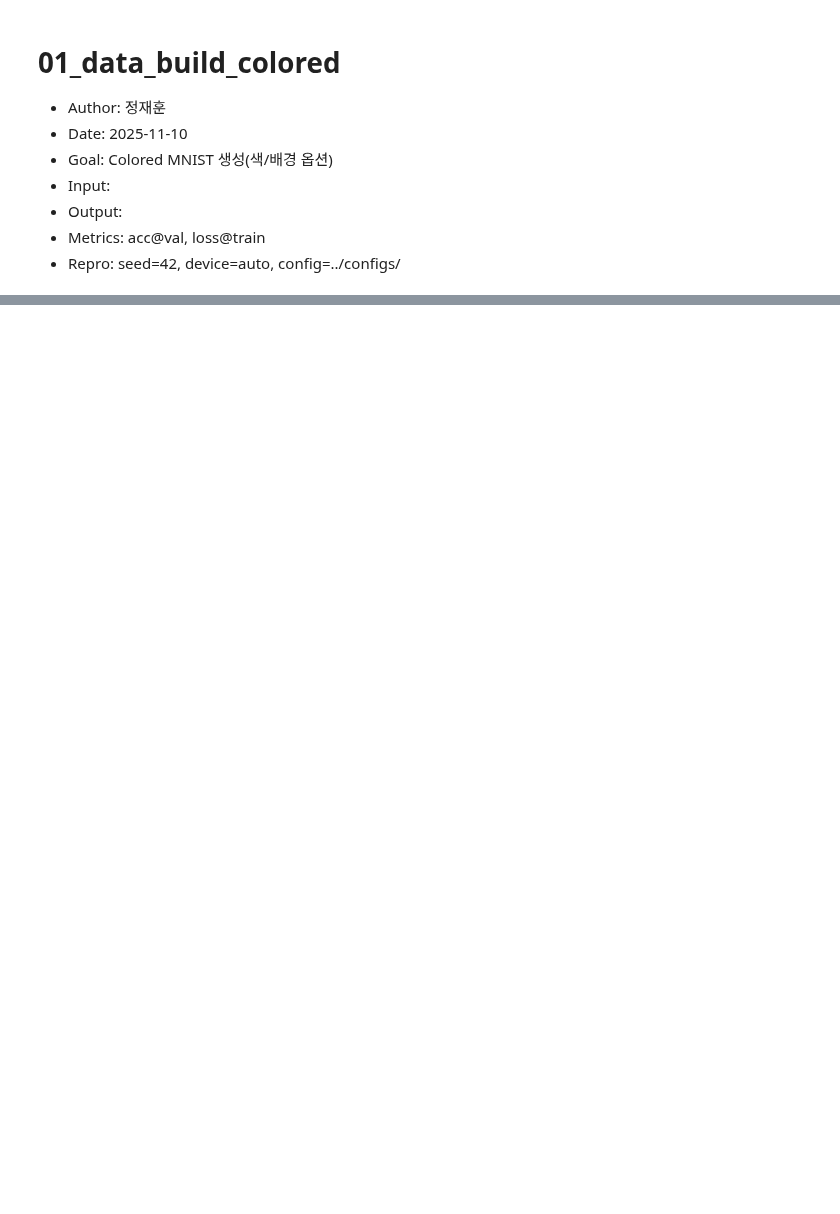
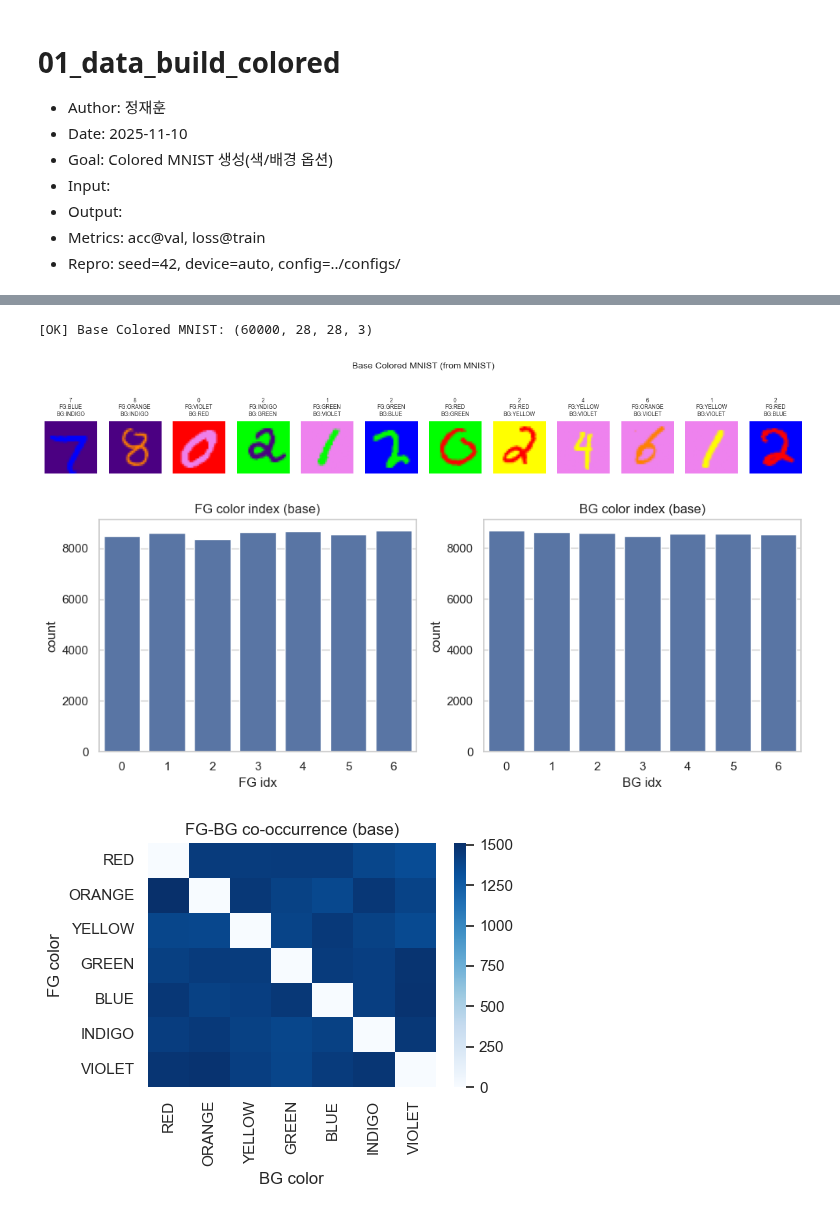
Before and after one commit to ML-SSU-2025/colored-mnist-classification, a Jupyter notebook: notebooks/01_preprocessing_colored_mnist.ipynb, the cells around one changed output, grey strips where cells are left out. Drawn from its saved outputs; the diff is of its cells as text; code cells hidden in the pictures; blank space fills up the shorter version.

```diff
--- a/notebooks/01_preprocessing_colored_mnist.ipynb
+++ b/notebooks/01_preprocessing_colored_mnist.ipynb
@@ -644,0 +190,79 @@ idx 4: digit=8, fg=6(VIOLET), bg=2(YELLOW)
+# %%
+# ------------------------------------------------------------
+# [Cell 7] Build Base Colored MNIST
+# ------------------------------------------------------------
+def build_base_colored_mnist(X_gray, y_digit, seed=SEED):
+    """Create Colored MNIST from original MNIST using random FG/BG colors."""
+    np.random.seed(seed)
+    N = X_gray.shape[0]
+    fg_idx, bg_idx = sample_color_indices(N, allow_same=False)
+
+    X_color = np.zeros((N, 28, 28, 3), dtype=np.float32)
+    for i in range(N):
+        fg_name = IDX2NAME[int(fg_idx[i])]
+        bg_name = IDX2NAME[int(bg_idx[i])]
+        X_color[i] = colorize(X_gray[i], COLOR_RGB[fg_name], COLOR_RGB[bg_name])
+
+    return X_color, y_digit.copy(), fg_idx.astype(np.int64), bg_idx.astype(np.int64)
+
+X_base, y_base_digit, y_base_fg, y_base_bg = build_base_colored_mnist(X_gray, y_digit)
+print("[OK] Base Colored MNIST:", X_base.shape)
+# %% [output]
+[OK] Base Colored MNIST: (60000, 28, 28, 3)
+# %%
+# ------------------------------------------------------------
+# [Cell 8] EDA-2: Base Colored MNIST Visualization & Distributions
+# ------------------------------------------------------------
+def show_colored_samples(X, y_digit, y_fg, y_bg, n=12, title="Colored MNIST samples"):
+    """Visualize random colored samples with digit/FG/BG labels."""
+    n = min(n, len(X))
+    idxs = np.random.choice(len(X), n, replace=False)
+    plt.figure(figsize=(n, 2.4))
+    for i, idx in enumerate(idxs):
+        img = X[idx]
+        d = int(y_digit[idx])
+        fg = IDX2NAME[int(y_fg[idx])]
+        bg = IDX2NAME[int(y_bg[idx])]
+        plt.subplot(1, n, i + 1)
+        plt.imshow(img)
+        plt.axis("off")
+        plt.title(f"{d}\nFG:{fg}\nBG:{bg}", fontsize=6)
+    plt.suptitle(title, fontsize=10)
+    plt.tight_layout()
+    plt.show()
+
+show_colored_samples(
+    X_base, y_base_digit, y_base_fg, y_base_bg,
+    title="Base Colored MNIST (from MNIST)"
+)
+
+# FG / BG distribution
+fig, axes = plt.subplots(1, 2, figsize=(10, 4))
+sns.countplot(x=y_base_fg, ax=axes[0])
+axes[0].set_title("FG color index (base)")
+axes[0].set_xlabel("FG idx")
+sns.countplot(x=y_base_bg, ax=axes[1])
+axes[1].set_title("BG color index (base)")
+axes[1].set_xlabel("BG idx")
+plt.tight_layout()
+plt.show()
+
+# FG-BG co-occurrence heatmap
+co_mat = np.zeros((len(COLOR_NAMES), len(COLOR_NAMES)), dtype=int)
+for f, b in zip(y_base_fg, y_base_bg):
+    co_mat[f, b] += 1
+
+plt.figure(figsize=(5, 4))
+sns.heatmap(co_mat,
+            cmap="Blues",
+            xticklabels=COLOR_NAMES,
+            yticklabels=COLOR_NAMES)
+plt.title("FG-BG co-occurrence (base)")
+plt.xlabel("BG color")
+plt.ylabel("FG color")
+plt.tight_layout()
+plt.show()
+# %% [output]
+[figure, added]
+[figure, added]
+[figure, added]
```
Also changed, not shown: parts of 36 cells of this notebook.
